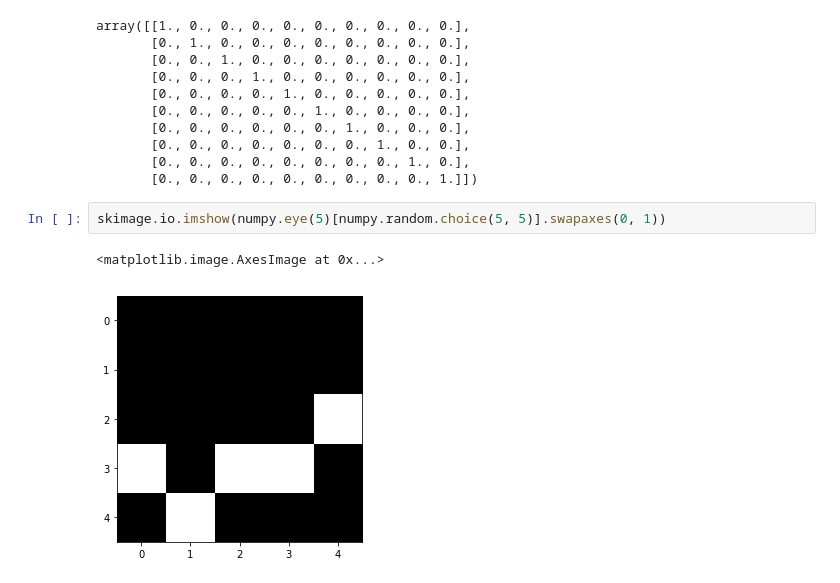
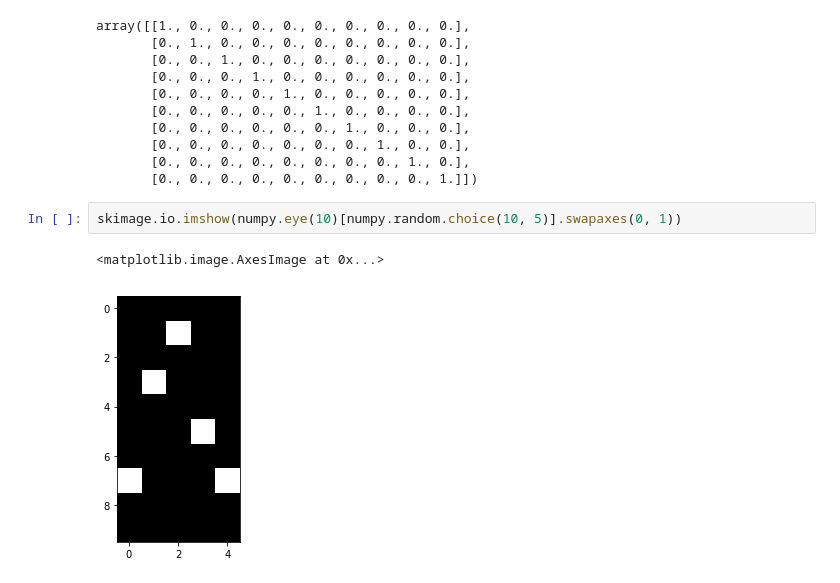
Before and after one commit to santiagobenoit/meta-net, a Jupyter notebook: notebooks/random_test.ipynb, the cells around one changed output. Cells and saved outputs as stored; diff of their text form.

```diff
--- a/notebooks/random_test.ipynb
+++ b/notebooks/random_test.ipynb
@@ -119,7 +119,7 @@ array([[1., 0., 0., 0., 0., 0., 0., 0., 0., 0.],
        [0., 0., 0., 0., 0., 0., 0., 0., 1., 0.],
        [0., 0., 0., 0., 0., 0., 0., 0., 0., 1.]])
 # %%
-skimage.io.imshow(numpy.eye(5)[numpy.random.choice(5, 5)].swapaxes(0, 1))
+skimage.io.imshow(numpy.eye(10)[numpy.random.choice(10, 5)].swapaxes(0, 1))
 # %% [output]
 <matplotlib.image.AxesImage at 0x...>
-[figure, old version]
+[figure, new version]
```
Also changed, not shown: parts of 6 cells of this notebook, 4 other files.
